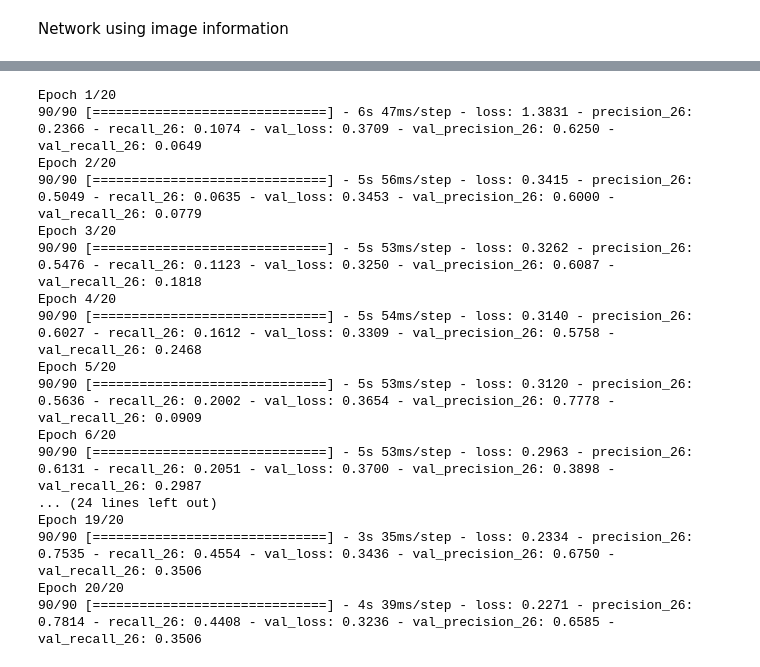
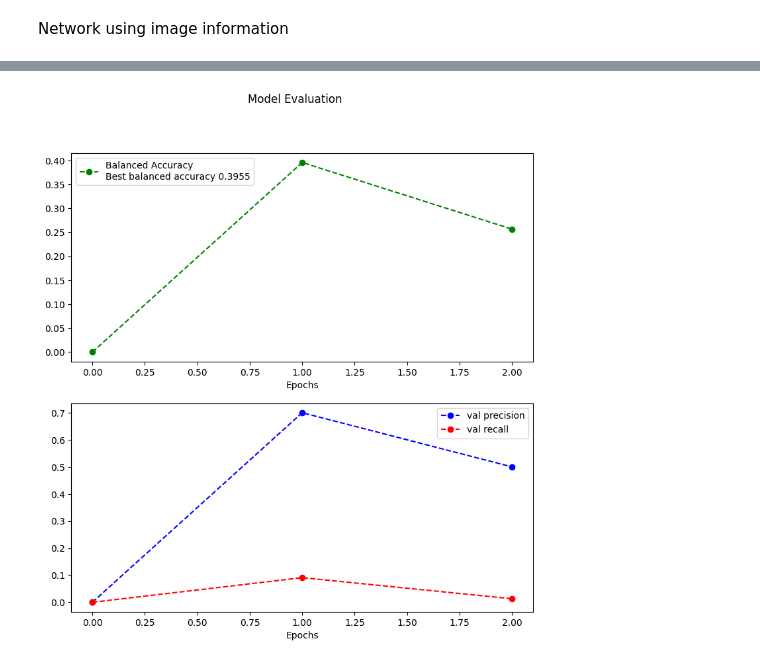
Before and after one commit to Dolfas/ML_Aaut, a Jupyter notebook: ML_problem5.1.ipynb, the cells around one changed output, grey strips where cells are left out. Cells and saved outputs as stored; diff of their text form; code cells hidden in the pictures.

Commit message:
Function for creating, training and saving model

```diff
--- a/ML_problem5.1.ipynb
+++ b/ML_problem5.1.ipynb
@@ -190,0 +210,3 @@ print(novo)
+# %%
+model2, model_history2 = neural_defandTrain("adam", "binary_crossentropy" ,3,128, X_train, y_train)
+# %% [output]
@@ -190,0 +219 @@ print(novo)
+[figure, added]
@@ -213,33 +272,0 @@ model_img.compile(
-# %%
-X_train_img = np.reshape(X_train,(6254,28,28,3)).copy()
-X_val, X_train_sample = X_train_img[:500].copy(), X_train_img[500:].copy()
-y_val, y_train_sample = y_train[:500].copy(), y_train[500:].copy()
-
-model_trained2 = model_img.fit(
-    X_train_sample,
-    y_train_sample,
-    batch_size=64,
-    epochs=20,
-    # We pass some validation for
-    # monitoring validation loss and metrics
-    # at the end of each epoch
-    validation_data=(X_val, y_val),
-)
-# %% [output]
-Epoch 1/20
-90/90 [==============================] - 6s 47ms/step - loss: 1.3831 - precision_26: 0.2366 - recall_26: 0.1074 - val_loss: 0.3709 - val_precision_26: 0.6250 - val_recall_26: 0.0649
-Epoch 2/20
-90/90 [==============================] - 5s 56ms/step - loss: 0.3415 - precision_26: 0.5049 - recall_26: 0.0635 - val_loss: 0.3453 - val_precision_26: 0.6000 - val_recall_26: 0.0779
-Epoch 3/20
-90/90 [==============================] - 5s 53ms/step - loss: 0.3262 - precision_26: 0.5476 - recall_26: 0.1123 - val_loss: 0.3250 - val_precision_26: 0.6087 - val_recall_26: 0.1818
-Epoch 4/20
-90/90 [==============================] - 5s 54ms/step - loss: 0.3140 - precision_26: 0.6027 - recall_26: 0.1612 - val_loss: 0.3309 - val_precision_26: 0.5758 - val_recall_26: 0.2468
-Epoch 5/20
-90/90 [==============================] - 5s 53ms/step - loss: 0.3120 - precision_26: 0.5636 - recall_26: 0.2002 - val_loss: 0.3654 - val_precision_26: 0.7778 - val_recall_26: 0.0909
-Epoch 6/20
-90/90 [==============================] - 5s 53ms/step - loss: 0.2963 - precision_26: 0.6131 - recall_26: 0.2051 - val_loss: 0.3700 - val_precision_26: 0.3898 - val_recall_26: 0.2987
-... (24 lines left out)
-Epoch 19/20
-90/90 [==============================] - 3s 35ms/step - loss: 0.2334 - precision_26: 0.7535 - recall_26: 0.4554 - val_loss: 0.3436 - val_precision_26: 0.6750 - val_recall_26: 0.3506
-Epoch 20/20
-90/90 [==============================] - 4s 39ms/step - loss: 0.2271 - precision_26: 0.7814 - recall_26: 0.4408 - val_loss: 0.3236 - val_precision_26: 0.6585 - val_recall_26: 0.3506
```
Also changed, not shown: parts of 8 cells of this notebook.
